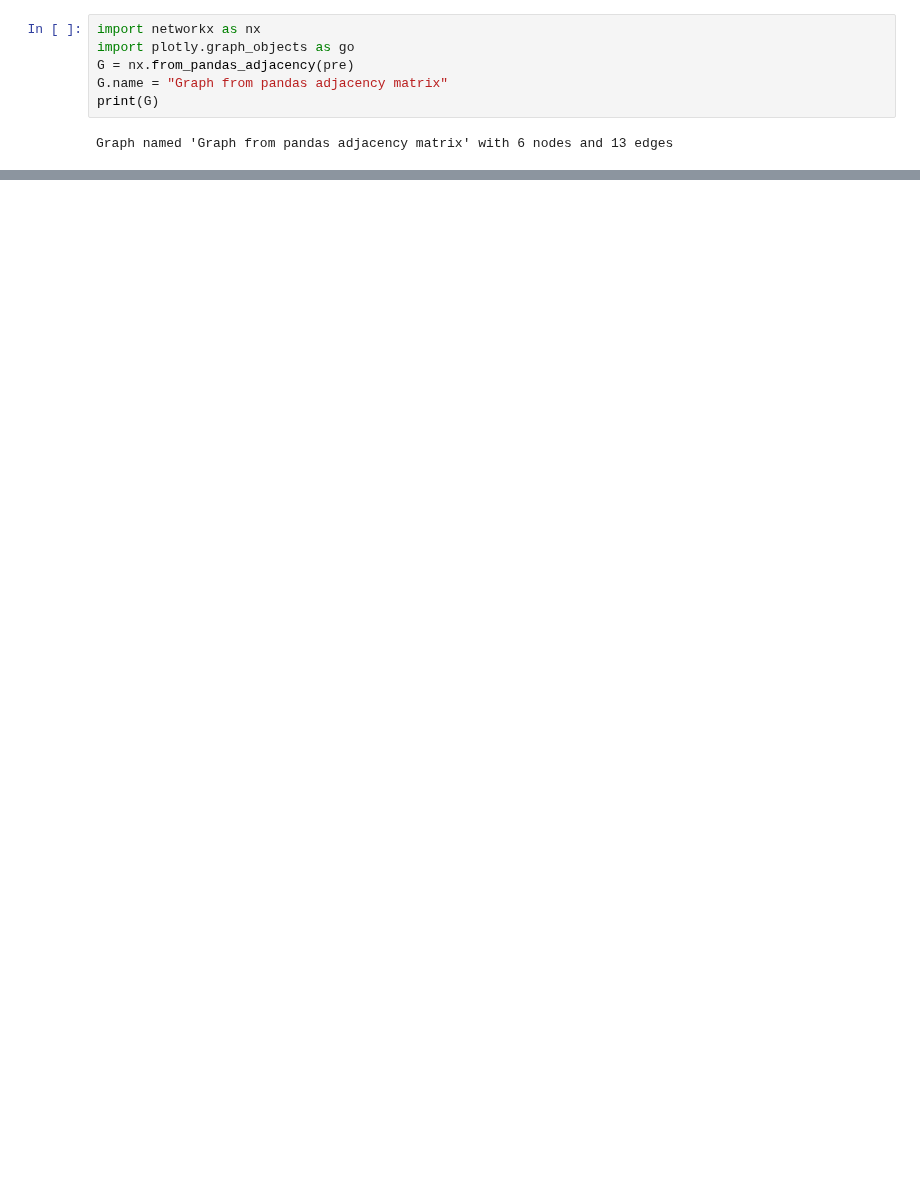
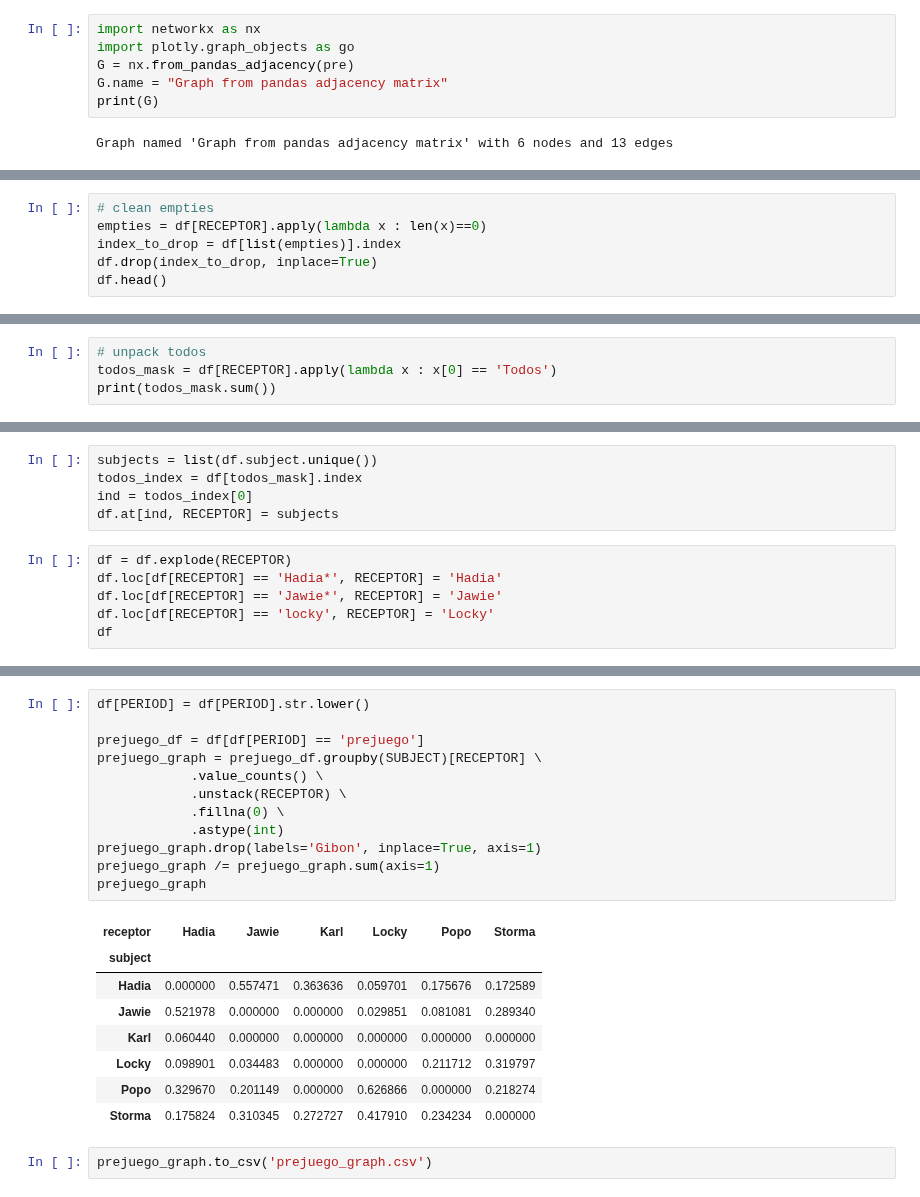
Before and after one commit to Bass2015/Orangutanes, a Jupyter notebook: Sebastian/eda-orangutanes.ipynb, the cells around one changed output, grey strips where cells are left out. Drawn from its saved outputs; the diff is of its cells as text; blank space fills up the shorter version.

```diff
--- a/Sebastian/eda-orangutanes.ipynb
+++ b/Sebastian/eda-orangutanes.ipynb
@@ -359,0 +415,6 @@ Local cdn resources have problems on chrome/safari when used in jupyter-notebook
+# %%
+# clean empties
+empties = df[RECEPTOR].apply(lambda x : len(x)==0)
+index_to_drop = df[list(empties)].index
+df.drop(index_to_drop, inplace=True)
+df.head()
@@ -359,0 +428,4 @@ Local cdn resources have problems on chrome/safari when used in jupyter-notebook
+# %%
+# unpack todos
+todos_mask = df[RECEPTOR].apply(lambda x : x[0] == 'Todos')
+print(todos_mask.sum())
@@ -359,0 +434,11 @@ Local cdn resources have problems on chrome/safari when used in jupyter-notebook
+# %%
+subjects = list(df.subject.unique())
+todos_index = df[todos_mask].index
+ind = todos_index[0]
+df.at[ind, RECEPTOR] = subjects
+# %%
+df = df.explode(RECEPTOR)
+df.loc[df[RECEPTOR] == 'Hadia*', RECEPTOR] = 'Hadia'
+df.loc[df[RECEPTOR] == 'Jawie*', RECEPTOR] = 'Jawie'
+df.loc[df[RECEPTOR] == 'locky', RECEPTOR] = 'Locky'
+df
@@ -359,0 +459,23 @@ Local cdn resources have problems on chrome/safari when used in jupyter-notebook
+# %%
+df[PERIOD] = df[PERIOD].str.lower()
+
+prejuego_df = df[df[PERIOD] == 'prejuego']
+prejuego_graph = prejuego_df.groupby(SUBJECT)[RECEPTOR] \
+            .value_counts() \
+            .unstack(RECEPTOR) \
+            .fillna(0) \
+            .astype(int)
+prejuego_graph.drop(labels='Gibon', inplace=True, axis=1)
+prejuego_graph /= prejuego_graph.sum(axis=1)
+prejuego_graph
+# %% [output]
+| receptor | Hadia | Jawie | Karl | Locky | Popo | Storma |
+| subject |  |  |  |  |  |  |
+| Hadia | 0.000000 | 0.557471 | 0.363636 | 0.059701 | 0.175676 | 0.172589 |
+| Jawie | 0.521978 | 0.000000 | 0.000000 | 0.029851 | 0.081081 | 0.289340 |
+| Karl | 0.060440 | 0.000000 | 0.000000 | 0.000000 | 0.000000 | 0.000000 |
+| Locky | 0.098901 | 0.034483 | 0.000000 | 0.000000 | 0.211712 | 0.319797 |
+| Popo | 0.329670 | 0.201149 | 0.000000 | 0.626866 | 0.000000 | 0.218274 |
+| Storma | 0.175824 | 0.310345 | 0.272727 | 0.417910 | 0.234234 | 0.000000 |
+# %%
+prejuego_graph.to_csv('prejuego_graph.csv')
```
Also changed, not shown: parts of 13 cells of this notebook.
